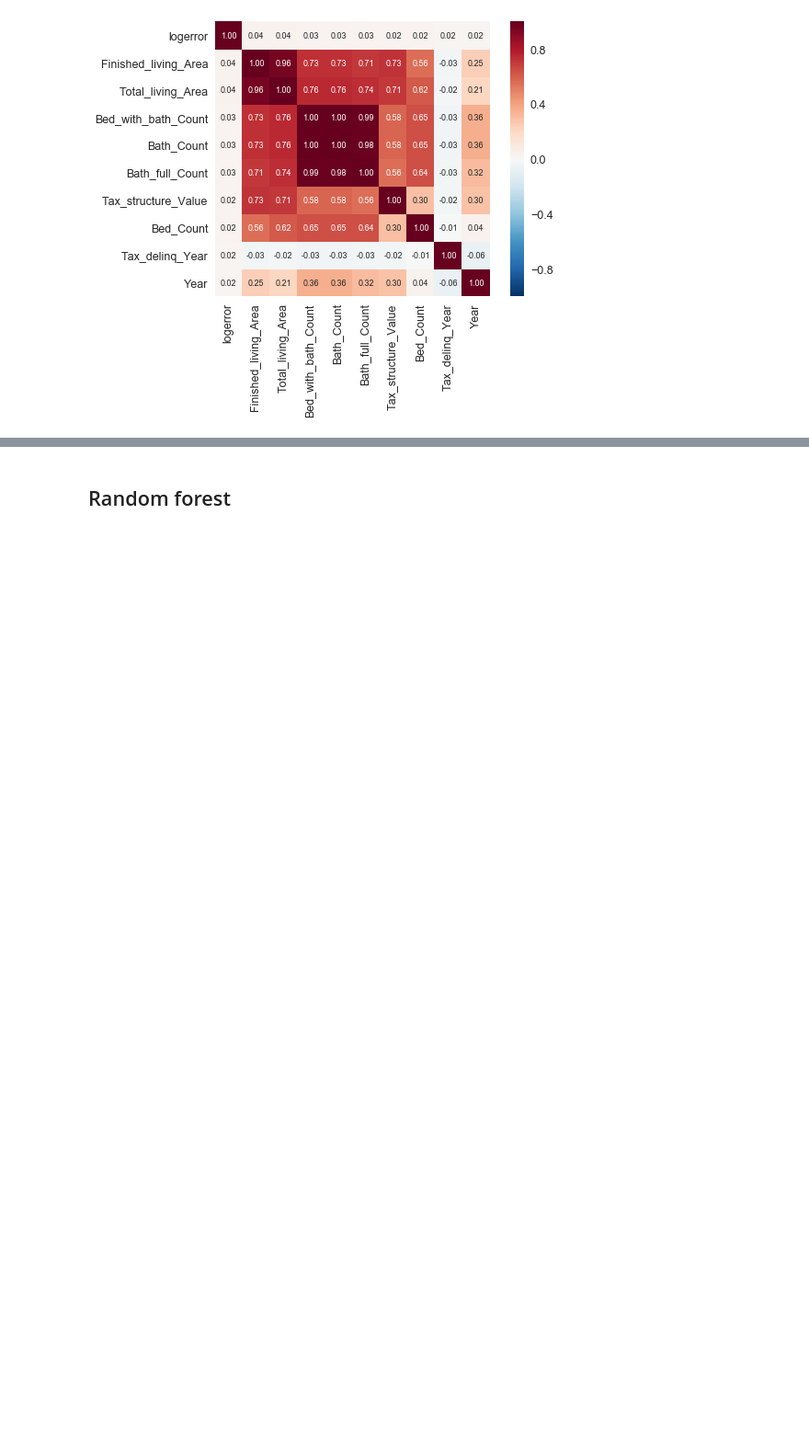
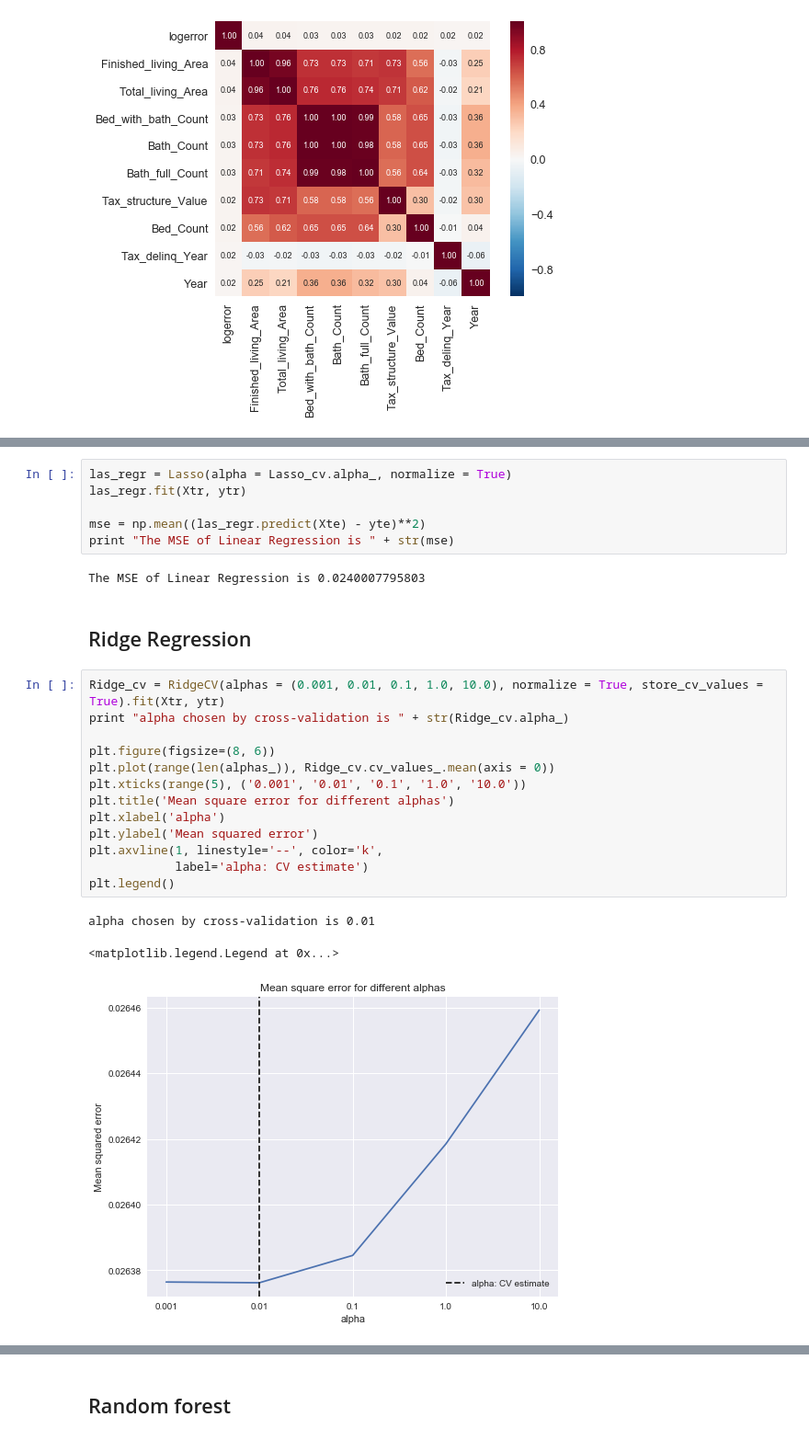
Before and after one commit to verali0816/Zillow-House-Price-Prediction, a Jupyter notebook: Data_analysis_Vera.ipynb, the cells around one changed output, grey strips where cells are left out. Shown: that part at 92% size. Saved outputs shown, nothing was run; the diff lists cells and outputs as text; blank space fills up the shorter version.

```diff
--- a/Data_analysis_Vera.ipynb
+++ b/Data_analysis_Vera.ipynb
@@ -115,0 +195,27 @@ hm = sns.heatmap(cm, cbar=True, annot=True, annot_kws={'size': 9},square=True, f
+# %%
+las_regr = Lasso(alpha = Lasso_cv.alpha_, normalize = True)
+las_regr.fit(Xtr, ytr)
+
+mse = np.mean((las_regr.predict(Xte) - yte)**2)
+print "The MSE of Linear Regression is " + str(mse)
+# %% [output]
+The MSE of Linear Regression is 0.0240007795803
+# %% [markdown]
+## Ridge Regression
+# %%
+Ridge_cv = RidgeCV(alphas = (0.001, 0.01, 0.1, 1.0, 10.0), normalize = True, store_cv_values = True).fit(Xtr, ytr)
+print "alpha chosen by cross-validation is " + str(Ridge_cv.alpha_)
+
+plt.figure(figsize=(8, 6))
+plt.plot(range(len(alphas_)), Ridge_cv.cv_values_.mean(axis = 0))
+plt.xticks(range(5), ('0.001', '0.01', '0.1', '1.0', '10.0'))
+plt.title('Mean square error for different alphas')
+plt.xlabel('alpha')
+plt.ylabel('Mean squared error')
+plt.axvline(1, linestyle='--', color='k',
+            label='alpha: CV estimate')
+plt.legend()
+# %% [output]
+alpha chosen by cross-validation is 0.01
+<matplotlib.legend.Legend at 0x...>
+[figure, added]
```
Also changed, not shown: parts of 16 cells of this notebook.
